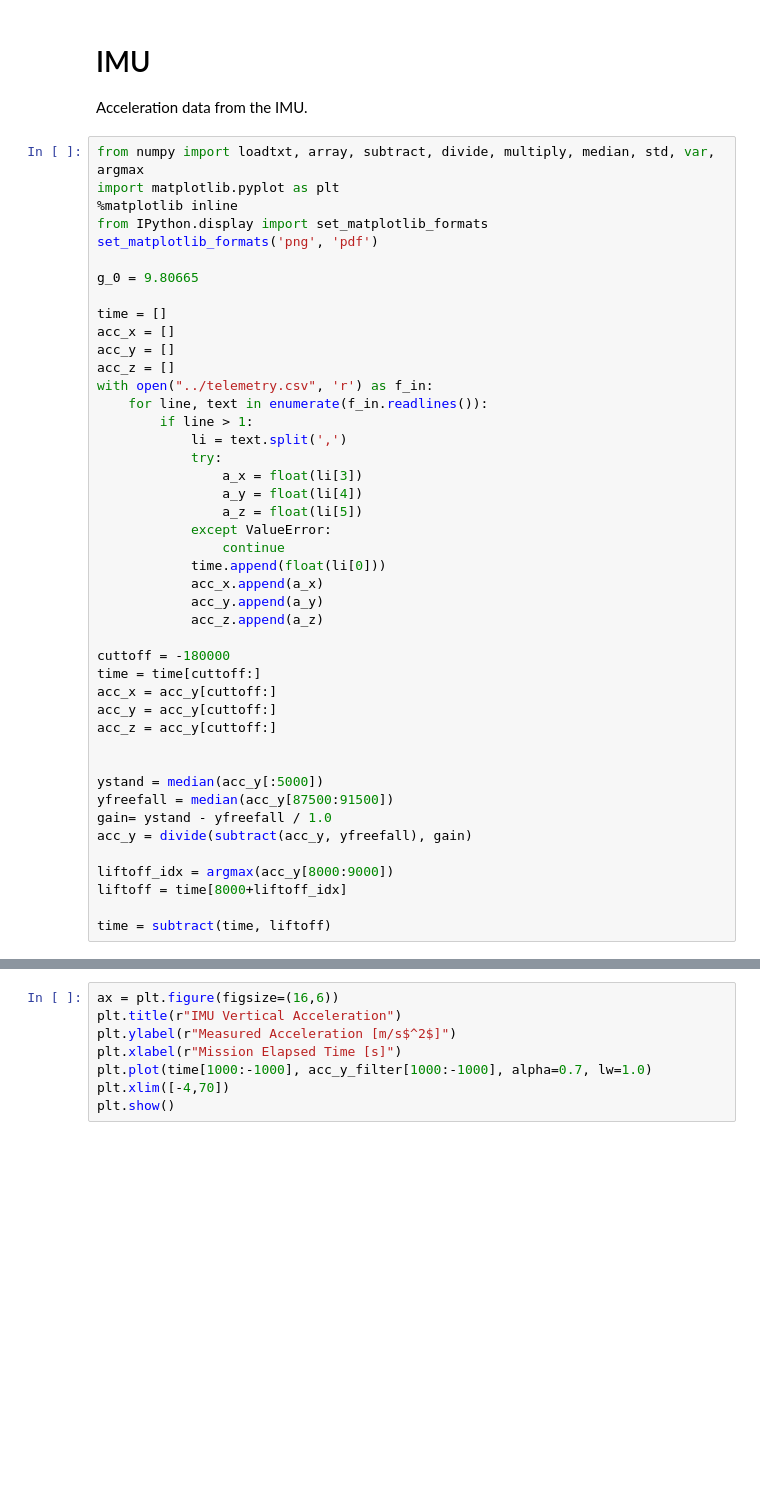
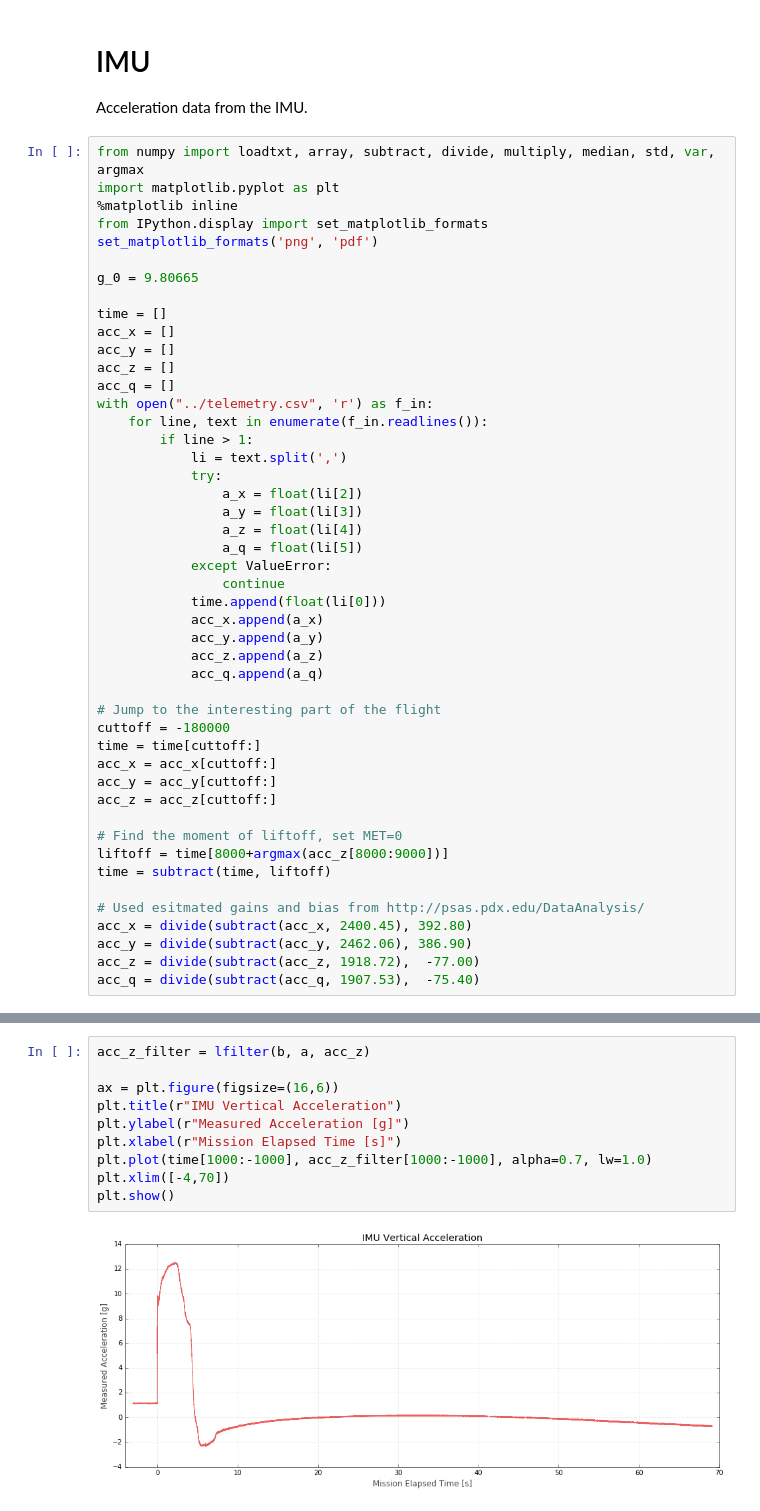
Before and after one commit to psas/Launch-5, a Jupyter notebook: data/launch-overview/IMU.ipynb, the cells around one changed output, grey strips where cells are left out. Cells and saved outputs as stored; diff of their text form; blank space fills up the shorter version.

Commit message:
Overview: Side acceleration chart

```diff
--- a/data/launch-overview/IMU.ipynb
+++ b/data/launch-overview/IMU.ipynb
@@ -15,37 +15,40 @@ time = []
 acc_x = []
 acc_y = []
 acc_z = []
+acc_q = []
 with open("../telemetry.csv", 'r') as f_in:
     for line, text in enumerate(f_in.readlines()):
         if line > 1:
             li = text.split(',')
             try:
-                a_x = float(li[3])
-                a_y = float(li[4])
-                a_z = float(li[5])
+                a_x = float(li[2])
+                a_y = float(li[3])
+                a_z = float(li[4])
+                a_q = float(li[5])
             except ValueError:
                 continue
             time.append(float(li[0]))
             acc_x.append(a_x)
             acc_y.append(a_y)
             acc_z.append(a_z)
+            acc_q.append(a_q)
 
+# Jump to the interesting part of the flight
 cuttoff = -180000
 time = time[cuttoff:]
-acc_x = acc_y[cuttoff:]
+acc_x = acc_x[cuttoff:]
 acc_y = acc_y[cuttoff:]
-acc_z = acc_y[cuttoff:]
+acc_z = acc_z[cuttoff:]
 
+# Find the moment of liftoff, set MET=0
+liftoff = time[8000+argmax(acc_z[8000:9000])]
+time = subtract(time, liftoff)
 
-ystand = median(acc_y[:5000])
-yfreefall = median(acc_y[87500:91500])
-gain= ystand - yfreefall / 1.0
-acc_y = divide(subtract(acc_y, yfreefall), gain)
-
-liftoff_idx = argmax(acc_y[8000:9000])
-liftoff = time[8000+liftoff_idx]
-
-time = subtract(time, liftoff)
+# Used esitmated gains and bias from http://psas.pdx.edu/DataAnalysis/
+acc_x = divide(subtract(acc_x, 2400.45), 392.80)
+acc_y = divide(subtract(acc_y, 2462.06), 386.90)
+acc_z = divide(subtract(acc_z, 1918.72),  -77.00)
+acc_q = divide(subtract(acc_q, 1907.53),  -75.40)
 # %%
 # lightly lowpass
 from scipy.signal import butter, lfilter, freqz
@@ -63,8 +65,12 @@ acc_y_filter = lfilter(b, a, acc_y)
 # %%
+acc_z_filter = lfilter(b, a, acc_z)
+
 ax = plt.figure(figsize=(16,6))
 plt.title(r"IMU Vertical Acceleration")
-plt.ylabel(r"Measured Acceleration [m/s$^2$]")
+plt.ylabel(r"Measured Acceleration [g]")
 plt.xlabel(r"Mission Elapsed Time [s]")
-plt.plot(time[1000:-1000], acc_y_filter[1000:-1000], alpha=0.7, lw=1.0)
+plt.plot(time[1000:-1000], acc_z_filter[1000:-1000], alpha=0.7, lw=1.0)
 plt.xlim([-4,70])
 plt.show()
+# %% [output]
+[figure, added]
```
Also changed, not shown: parts of 2 cells of this notebook.
